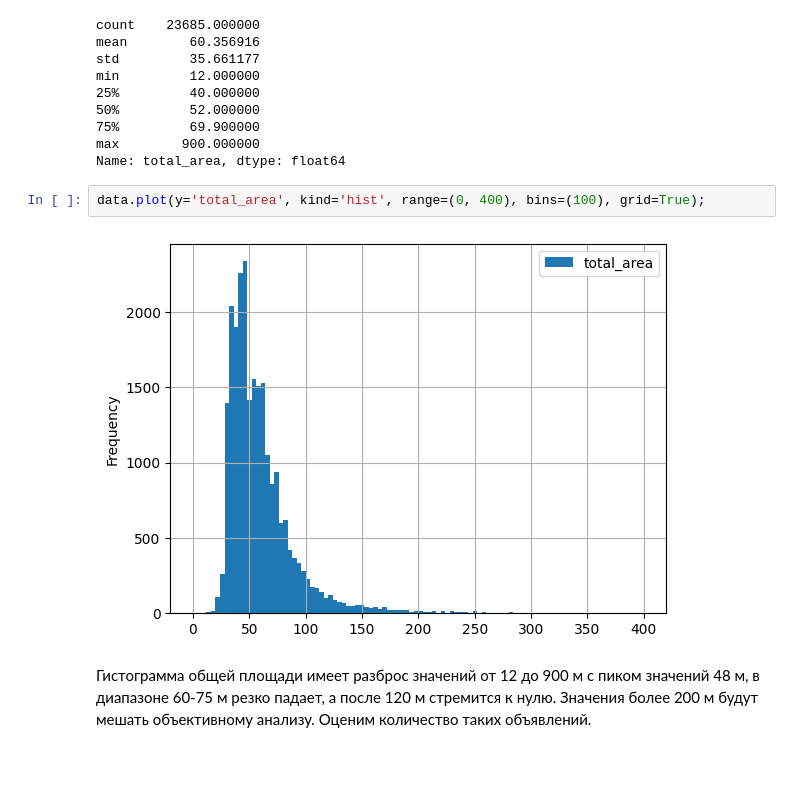
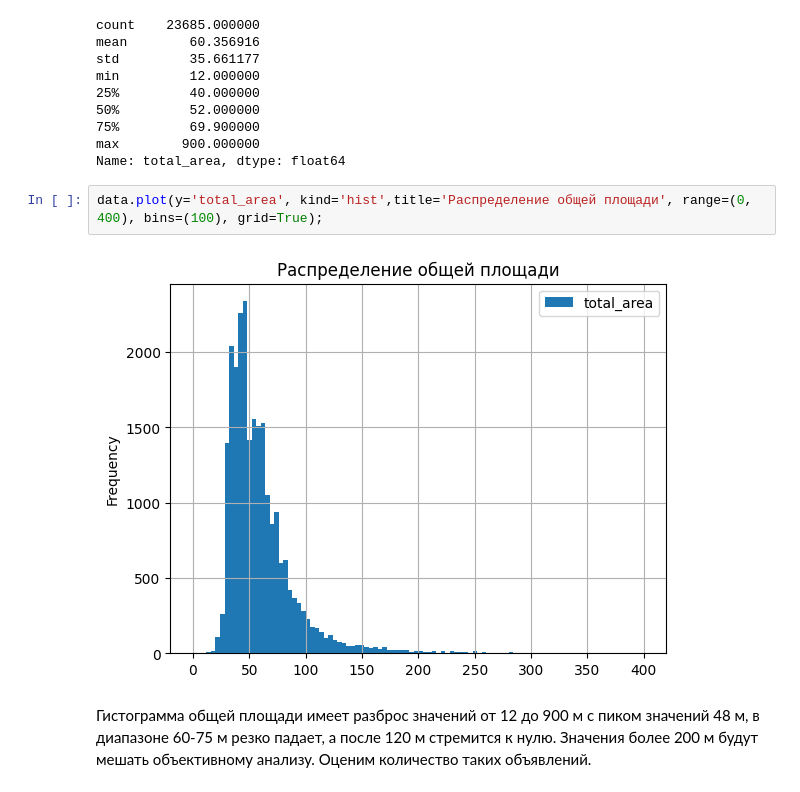
Before and after one commit to AntonBeshZ/Studys-project, a Jupyter notebook: Flats_SPB/flats_SPB.ipynb, the cells around one changed output. Cells and saved outputs as stored; diff of their text form; blank space fills up the shorter version.

```diff
--- a/Flats_SPB/flats_SPB.ipynb
+++ b/Flats_SPB/flats_SPB.ipynb
@@ -756,9 +716,9 @@ min         12.000000
 max        900.000000
 Name: total_area, dtype: float64
 # %%
-data.plot(y='total_area', kind='hist', range=(0, 400), bins=(100), grid=True);
+data.plot(y='total_area', kind='hist',title='Распределение общей площади', range=(0, 400), bins=(100), grid=True);
 # %% [output]
-[figure, old version]
+[figure, new version]
 # %% [markdown]
 Гистограмма общей площади имеет разброс значений от 12 до 900 м с пиком значений 48 м, в диапазоне 60-75 м резко падает, а после 120 м стремится к нулю. Значения более 200 м будут мешать объективному анализу. Оценим количество таких объявлений.
 # %%
```
Also changed, not shown: parts of 76 cells of this notebook.
